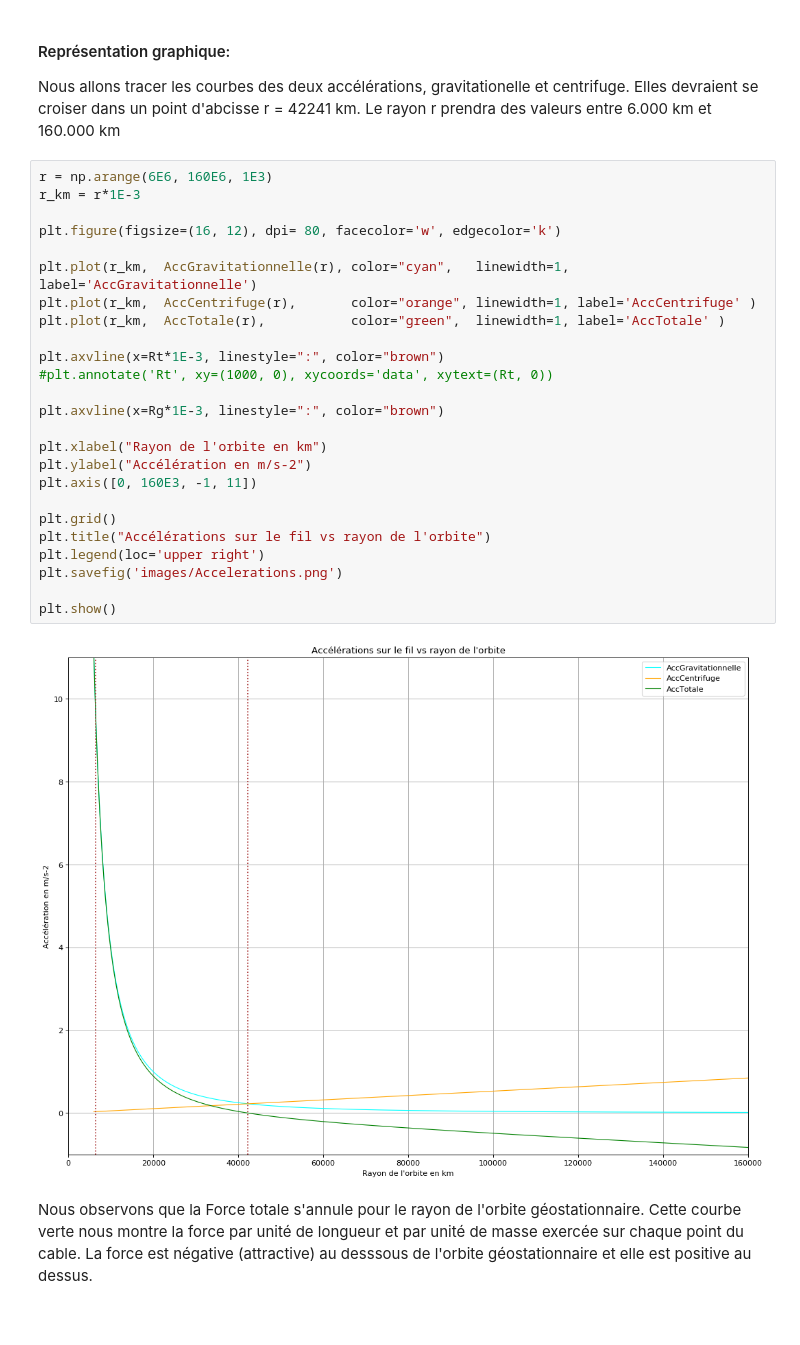
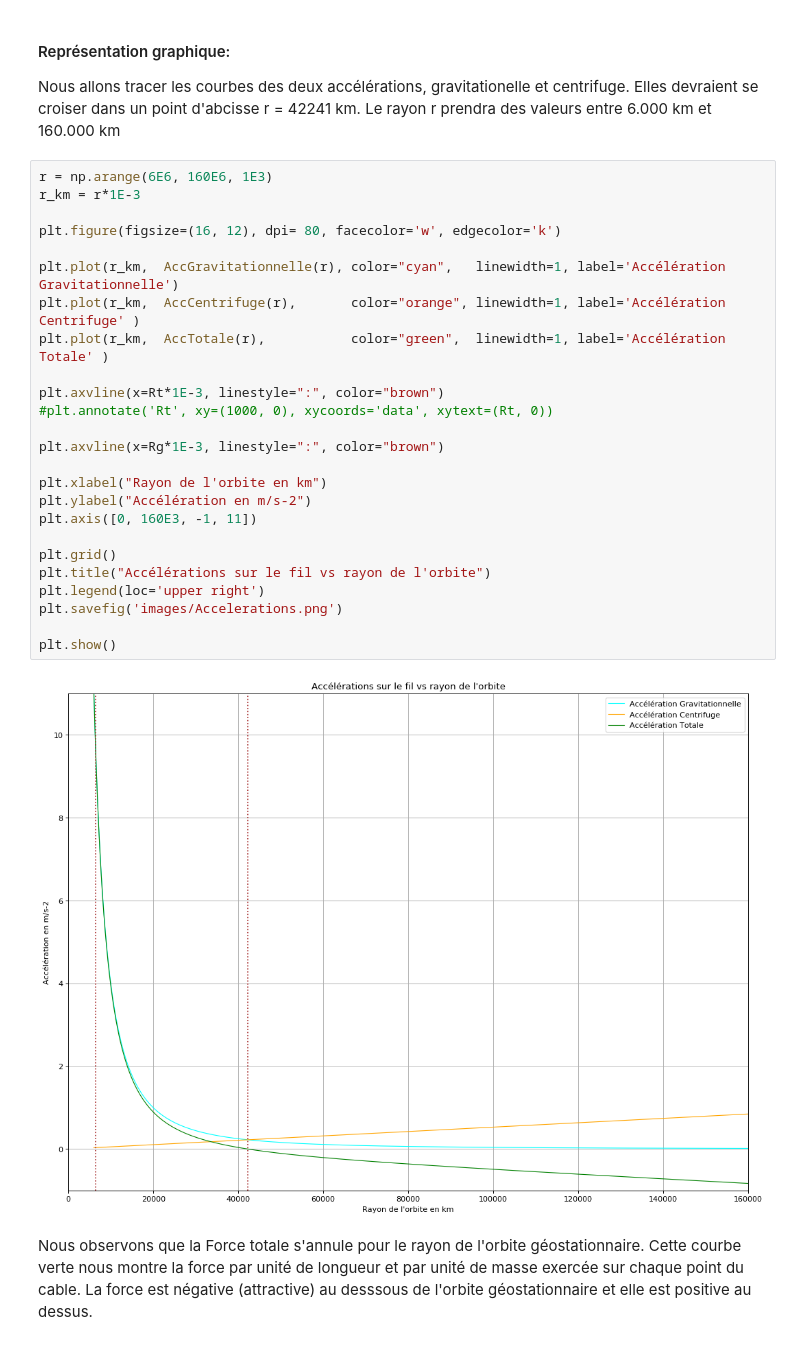
Before and after one commit to christophe-bonnefoy/TPE-SRR-2018, a Jupyter notebook: TPE-Ascenseur-Spatial.ipynb, the cells around one changed output. Cells and saved outputs as stored; diff of their text form.

```diff
--- a/TPE-Ascenseur-Spatial.ipynb
+++ b/TPE-Ascenseur-Spatial.ipynb
@@ -82,30 +83,30 @@ Le rayon r prendra des valeurs entre 6.000 km et 160.000 km
 # %%
 r = np.arange(6E6, 160E6, 1E3)
 r_km = r*1E-3
 
 plt.figure(figsize=(16, 12), dpi= 80, facecolor='w', edgecolor='k')
 
-plt.plot(r_km,  AccGravitationnelle(r), color="cyan",   linewidth=1, label='AccGravitationnelle')
-plt.plot(r_km,  AccCentrifuge(r),       color="orange", linewidth=1, label='AccCentrifuge' )
-plt.plot(r_km,  AccTotale(r),           color="green",  linewidth=1, label='AccTotale' )
+plt.plot(r_km,  AccGravitationnelle(r), color="cyan",   linewidth=1, label='Accélération Gravitationnelle')
+plt.plot(r_km,  AccCentrifuge(r),       color="orange", linewidth=1, label='Accélération Centrifuge' )
+plt.plot(r_km,  AccTotale(r),           color="green",  linewidth=1, label='Accélération Totale' )
 
 plt.axvline(x=Rt*1E-3, linestyle=":", color="brown")
 #plt.annotate('Rt', xy=(1000, 0), xycoords='data', xytext=(Rt, 0))
 
 plt.axvline(x=Rg*1E-3, linestyle=":", color="brown")
 
 plt.xlabel("Rayon de l'orbite en km")
 plt.ylabel("Accélération en m/s-2")
 plt.axis([0, 160E3, -1, 11])
 
 plt.grid()
 plt.title("Accélérations sur le fil vs rayon de l'orbite")
 plt.legend(loc='upper right')
 plt.savefig('images/Accelerations.png')
 
 plt.show()
 # %% [output]
-[figure, old version]
+[figure, new version]
 # %% [markdown]
 Nous observons que la Force totale s'annule pour le rayon de l'orbite géostationnaire. Cette courbe verte nous montre la force par unité de longueur et par unité de masse exercée sur chaque point du cable. La force est négative (attractive) au desssous de l'orbite géostationnaire et elle est positive au dessus.
 # %% [markdown]
```
Also changed, not shown: parts of 19 cells of this notebook, 8 other files.
